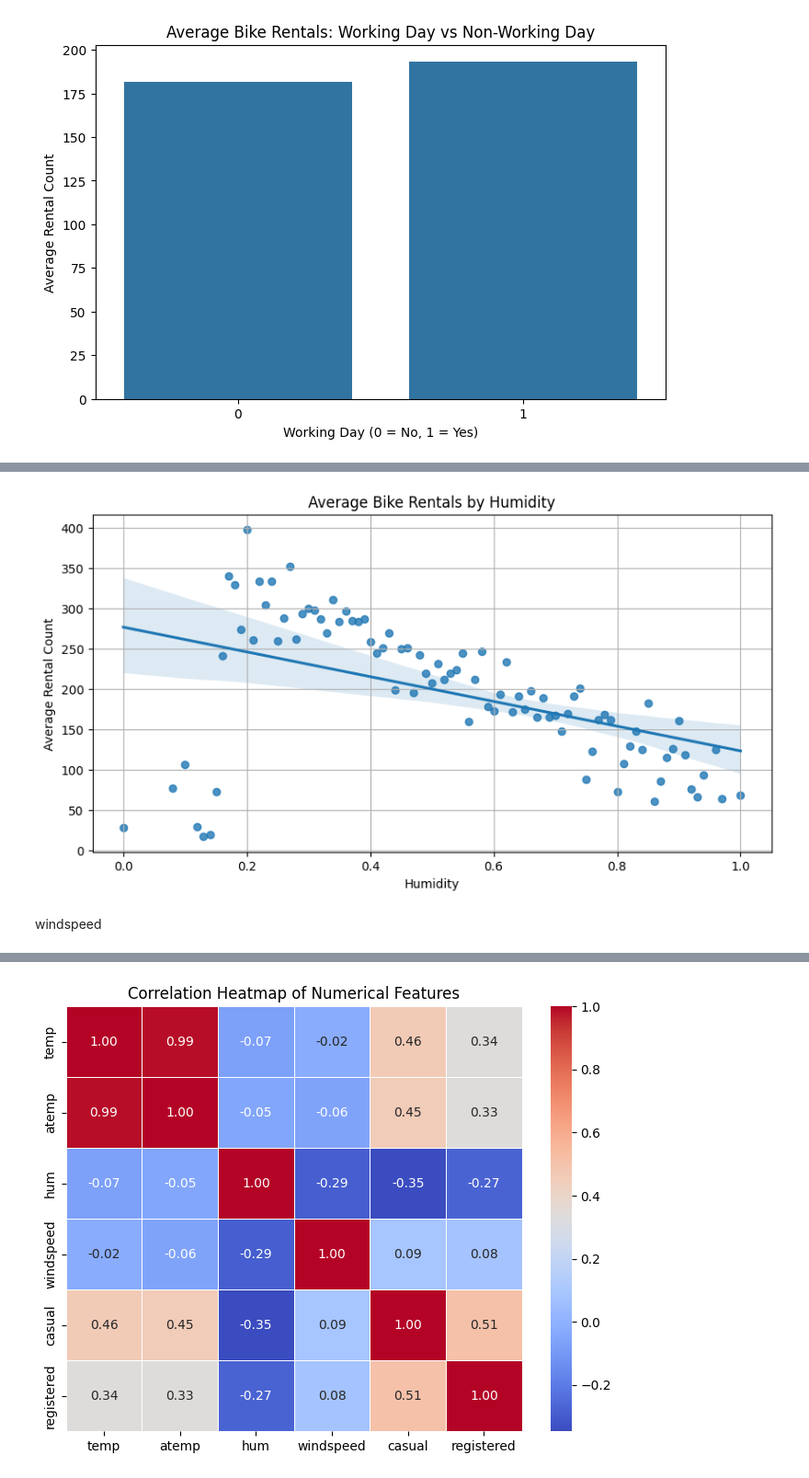
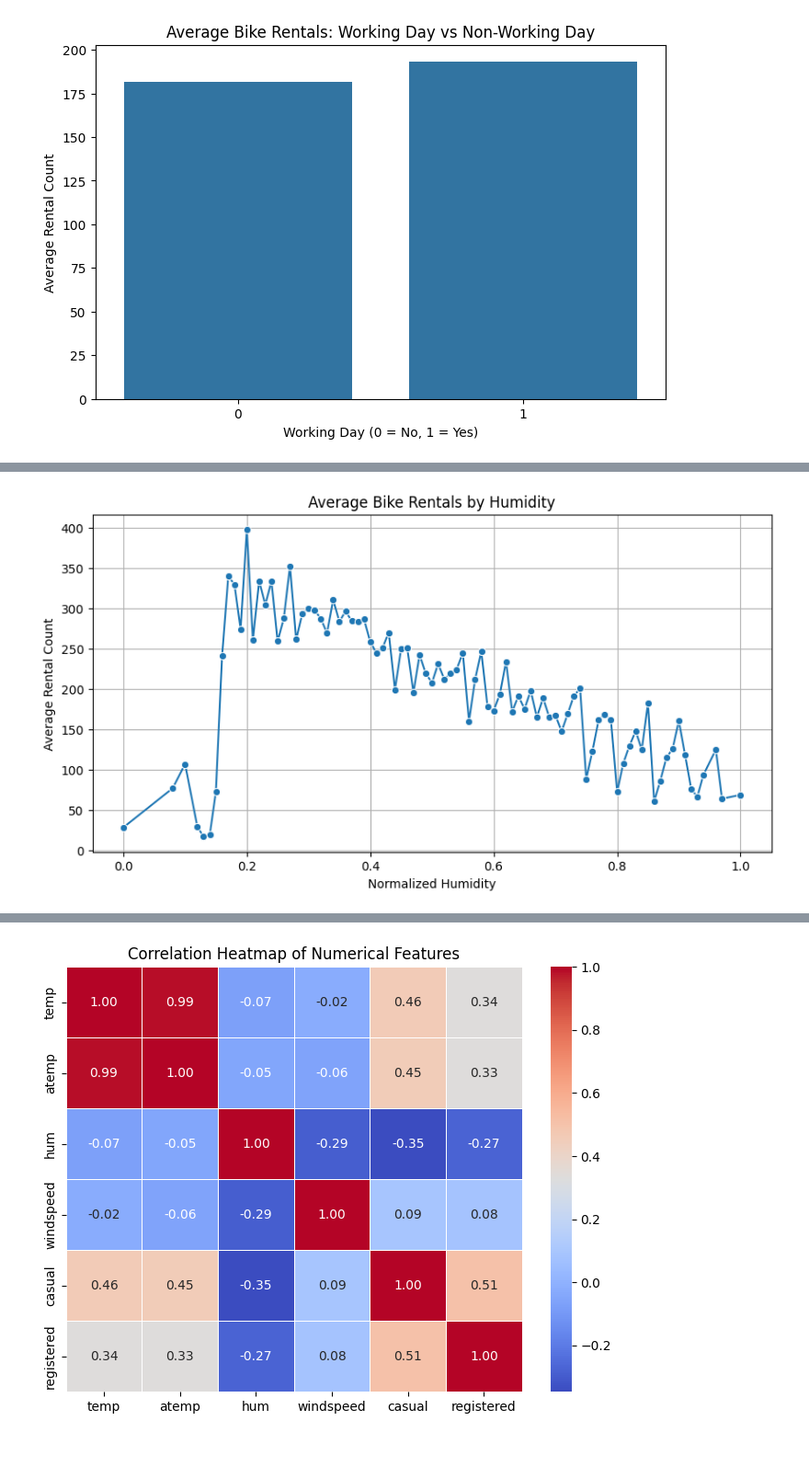
Before and after one commit to hibbakamas/ML-fundamentals-2025, a Jupyter notebook: assignment_2_Hibba_Kamas.ipynb, the cells around one changed output, grey strips where cells are left out. Shown at 92% size. Drawn from its saved outputs; the diff is of its cells as text; code cells hidden in the pictures; blank space fills up the shorter version.

```diff
--- a/assignment_2_Hibba_Kamas.ipynb
+++ b/assignment_2_Hibba_Kamas.ipynb
@@ -374,16 +424,14 @@ hum
 # %%
-# Average rentals by humidity level
-avg_by_hum = df.groupby("hum")["cnt"].mean().reset_index()
+# Average rentals by humidity
+avg_by_hum = df.groupby("hum")["cnt"].mean()
 
 # Line plot
 plt.figure(figsize=(10, 5))
-sns.regplot(x="hum", y="cnt", data=avg_by_hum, marker="o")
+sns.lineplot(x=avg_by_hum.index, y=avg_by_hum.values, marker="o")
 plt.title("Average Bike Rentals by Humidity")
-plt.xlabel("Humidity")
+plt.xlabel("Normalized Humidity")
 plt.ylabel("Average Rental Count")
 plt.grid(True)
 plt.show()
 # %% [output]
-[figure, old version]
+[figure, new version]
-# %% [markdown]
-windspeed
```
Also changed, not shown: parts of 23 cells of this notebook.
